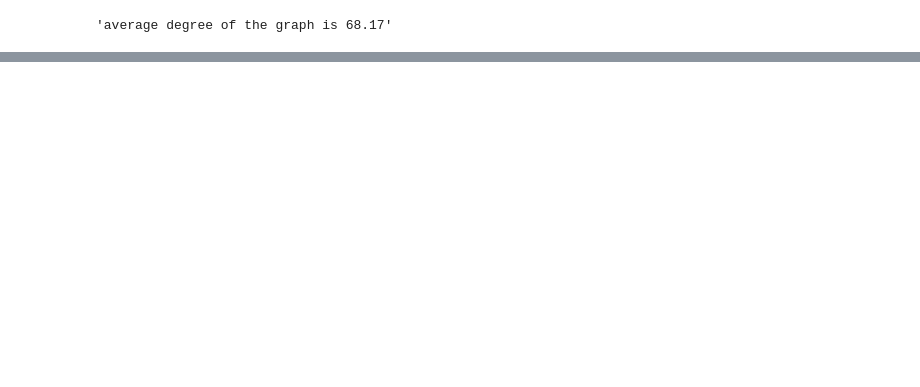
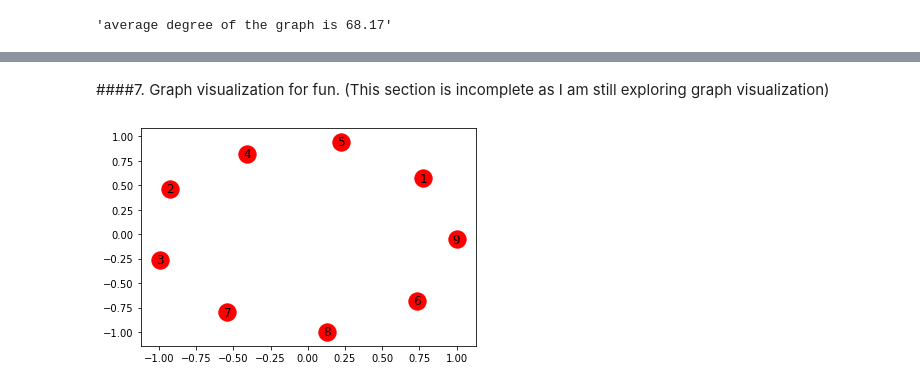
Before and after one commit to nayash/shortest-distance-approx-deep-learning, a Jupyter notebook: src/fun.ipynb, the cells around one changed output, grey strips where cells are left out. Cells and saved outputs as stored; diff of their text form; code cells hidden in the pictures; blank space fills up the shorter version.

```diff
--- a/src/fun.ipynb
+++ b/src/fun.ipynb
@@ -101,0 +140,16 @@ f'average degree of the graph is {d_avg}'
+# %% [markdown]
+####7.
+Graph visualization for fun. (This section is incomplete as I am still exploring graph visualization)
+# %%
+import networkx as nx
+import numpy as np
+
+np.random.seed(999)
+edgelist_path = '../data/socfb-American75.edgelist'
+graph = nx.read_edgelist(edgelist_path, nodetype=int)
+# %%
+# use this to visualize sub-graphs for node pairs with same distance, to see if they are similar.
+sub_graph = graph.subgraph(list(np.arange(1, 10)))
+nx.draw_networkx(sub_graph)
+# %% [output]
+[figure, added]
```
Also changed, not shown: parts of 6 cells of this notebook, 1 other file.
